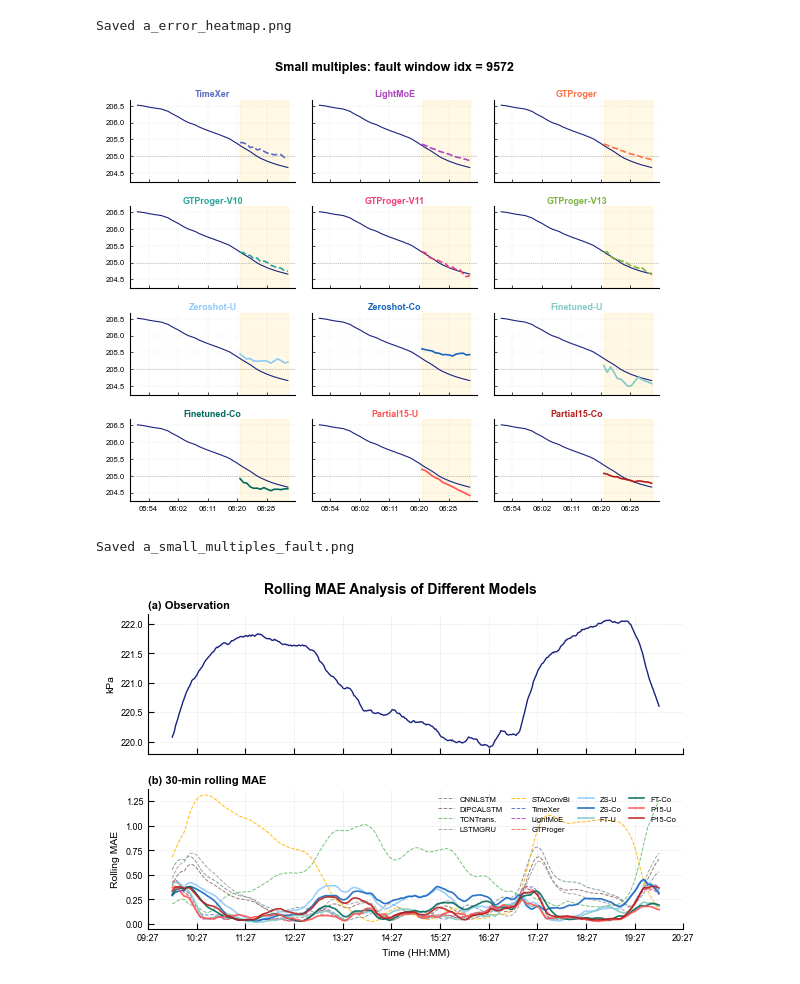
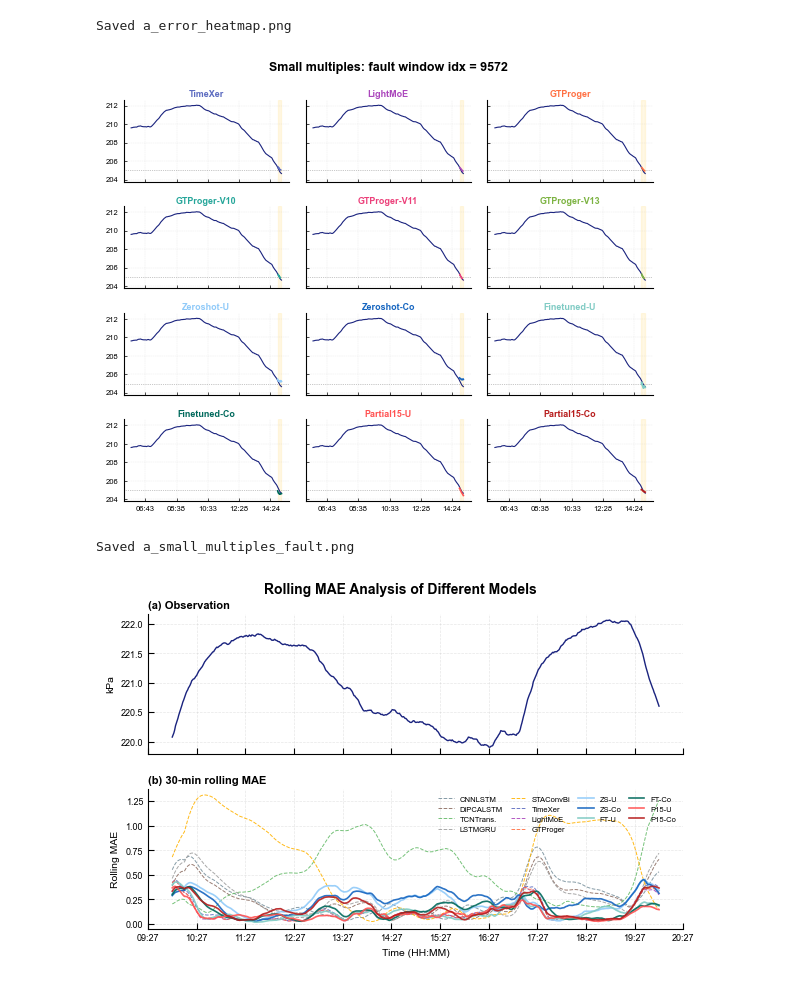
Before and after one commit to Moenea/TSFM, a Jupyter notebook: figures/PCA101A/plot_fault_prognosis.ipynb, the cells around one changed output. Drawn from its saved outputs; the diff is of its cells as text; code cells hidden in the pictures.

```diff
--- a/figures/PCA101A/plot_fault_prognosis.ipynb
+++ b/figures/PCA101A/plot_fault_prognosis.ipynb
@@ -853,7 +853,7 @@ import matplotlib.dates as mdates
 from matplotlib.ticker import MaxNLocator
 import numpy as np, pandas as pd
 
-display_seq = 30; display_pred = eval_steps
+display_seq = 540; display_pred = eval_steps
 idx = 10982-1410
 true_45 = build_true45_from_patches(plot_true, idx, seq_len=display_seq, pred_len=display_pred)
 x_vals = pd.date_range(start="2024-11-02 05:51:00", periods=display_seq + display_pred, freq="min")
@@ -900,34 +900,34 @@ for i, (data, label, color, ls) in enumerate(models_grid):
     pred_45 = build_pred45_from_patch(data, idx, display_seq, display_pred)
 
     # Observation
     ax.plot(x_vals, true_45, color='#1A237E', linewidth=0.8, zorder=5)
     # Prediction
     ax.plot(x_vals, pred_45, color=color, linestyle=ls, linewidth=1.2, zorder=6)
     # Forecast zone shading
     ax.axvspan(x_vals[display_seq], x_vals[-1], alpha=0.10, color='#FFC107', zorder=0)
     # Alarm line
     ax.axhline(205, color='#262626', linewidth=0.5, linestyle=':', alpha=0.5)
 
     ax.set_title(label, fontsize=6.5, fontweight='bold', pad=2, color=color)
     ax.set_ylim(g_ylim)
     ax.tick_params(axis='both', labelsize=5.5, direction='in', length=2, width=0.5)
     ax.grid(True, linewidth=0.3, alpha=0.3)
     ax.spines['top'].set_visible(False); ax.spines['right'].set_visible(False)
     ax.xaxis.set_major_formatter(mdates.DateFormatter("%H:%M"))
     ax.xaxis.set_major_locator(MaxNLocator(nbins=6))
 
 # Hide unused axes
 for j in range(len(models_grid), len(axes_flat)):
     axes_flat[j].set_visible(False)
 
 fig.suptitle("Small multiples: fault window idx = {}".format(idx),
              fontsize=9, fontweight='bold', y=0.98)
 plt.subplots_adjust(left=0.08, right=0.92, top=0.90, bottom=0.05, hspace=0.3, wspace=0.1)
 fig.savefig("a_small_multiples_fault.png", dpi=600, facecolor='white')
 plt.show()
 print("Saved a_small_multiples_fault.png")
 # %% [output]
-[figure, old version]
+[figure, new version]
 Saved a_small_multiples_fault.png
 # %%
 # ========== Rolling MAE ribbon chart ==========
```
Also changed, not shown: 7 other files.
